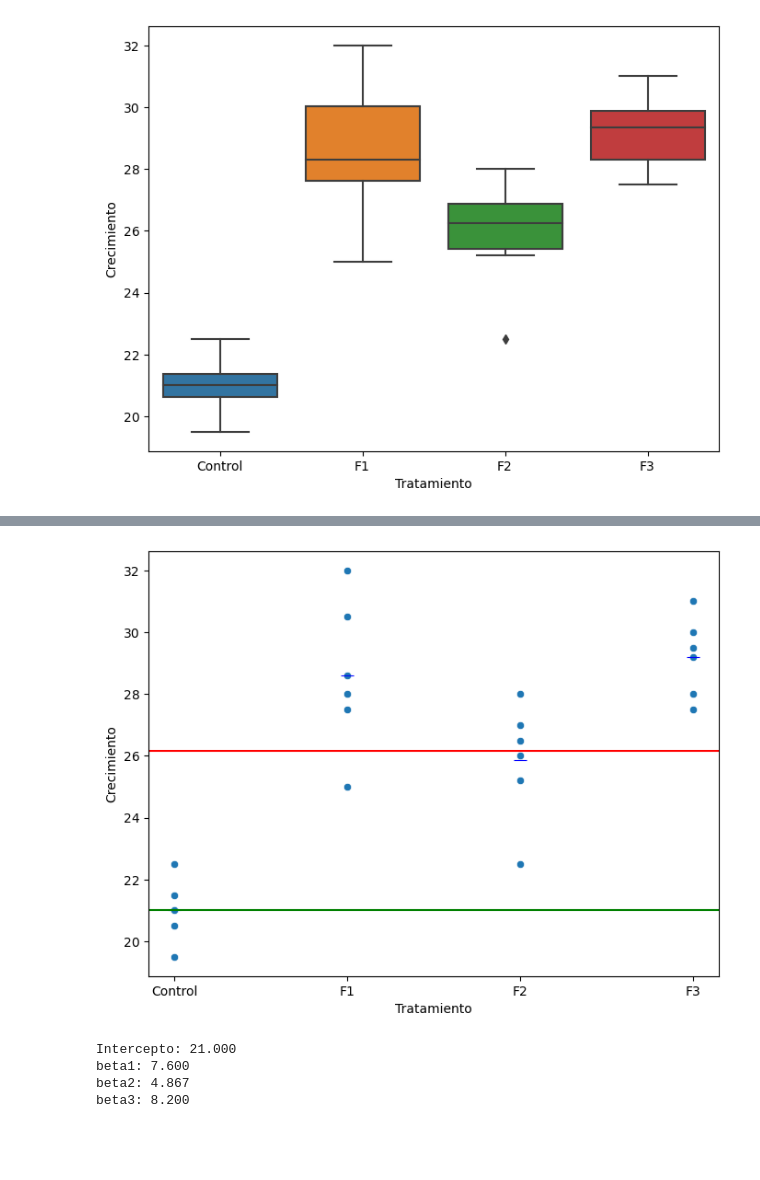
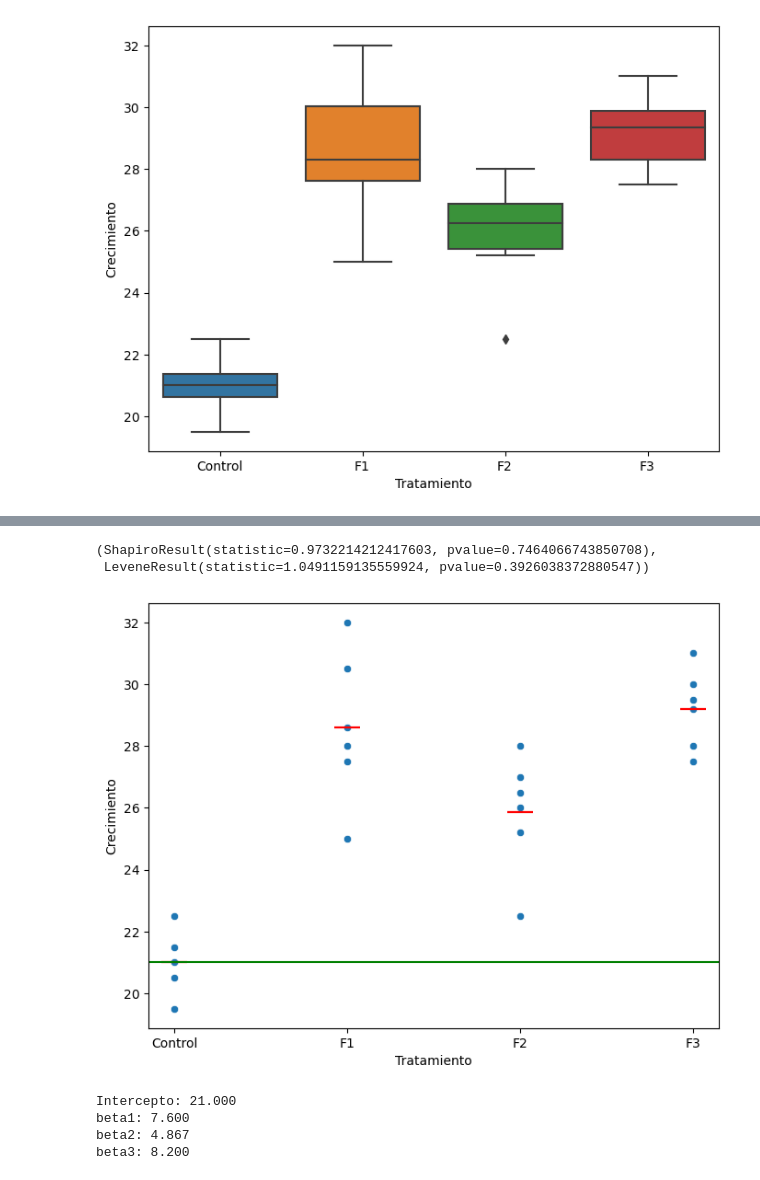
Before and after one commit to jealcalat/AEM-ITESO, a Jupyter notebook: tema_4/4.1_anova_manova_ancova.ipynb, the cells around one changed output, grey strips where cells are left out. Drawn from its saved outputs; the diff is of its cells as text; code cells hidden in the pictures; blank space fills up the shorter version.

```diff
--- a/tema_4/4.1_anova_manova_ancova.ipynb
+++ b/tema_4/4.1_anova_manova_ancova.ipynb
@@ -429,16 +437,33 @@ Notes:
+# %%
+# Pruebas para las suposiciones de ANOVA
+# Normalidad de los residuos usando la prueba de Shapiro-Wilk
+shapiro_test = stats.shapiro(anv.resid)
+# Homogeneidad de varianzas usando la prueba de Levene
+
+levene_test = stats.levene(datos_long['Crecimiento'][datos_long['Tratamiento'] == 'Control'],
+                           datos_long['Crecimiento'][datos_long['Tratamiento'] == 'F1'],
+                           datos_long['Crecimiento'][datos_long['Tratamiento'] == 'F2'],
+                           datos_long['Crecimiento'][datos_long['Tratamiento'] == 'F3'])
+
+# Resultados
+
+shapiro_test, levene_test
+# %% [output]
+(ShapiroResult(statistic=0.9732214212417603, pvalue=0.7464066743850708),
+ LeveneResult(statistic=1.0491159135559924, pvalue=0.3926038372880547))
 # %%
 # Visualization with group means and intercept
 plt.figure(figsize=(8, 6))
 sns.scatterplot(x='Tratamiento', y='Crecimiento', data=datos_long)
-plt.axhline(y=datos_long['Crecimiento'].mean(), color='red')
+# plt.axhline(y=datos_long['Crecimiento'].mean(), color='red')
 # el intercepto
 plt.axhline(y=21, color='green')
 
 # Add group means
-sns.scatterplot(x='Tratamiento', y='media_trat', data=group_stats, color='blue', s=100, marker='_')
+sns.scatterplot(x='Tratamiento', y='media_trat', data=group_stats, color='red', s=400, marker='_')
 plt.show()
 # %% [output]
-[figure, old version]
+[figure, new version]
 # %%
 # desempaquetar los coeficientes
 intercepto, beta1, beta2, beta3 = anv.params
```
Also changed, not shown: parts of 8 cells of this notebook, 2 other files.
